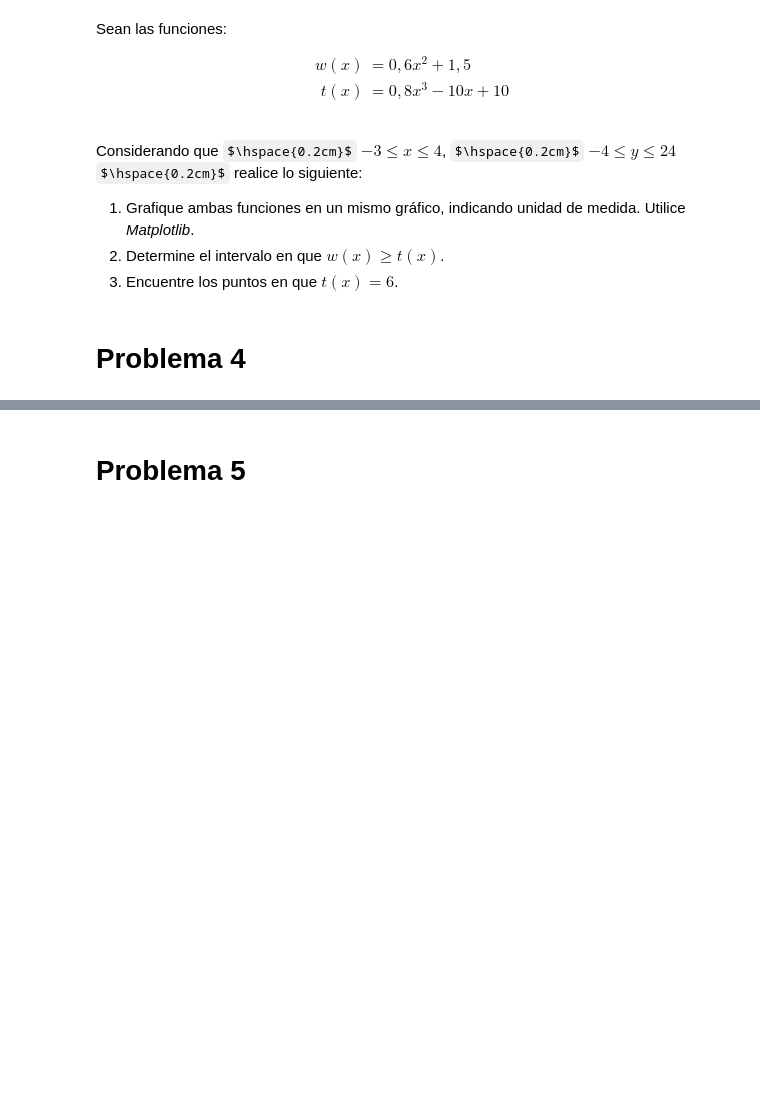
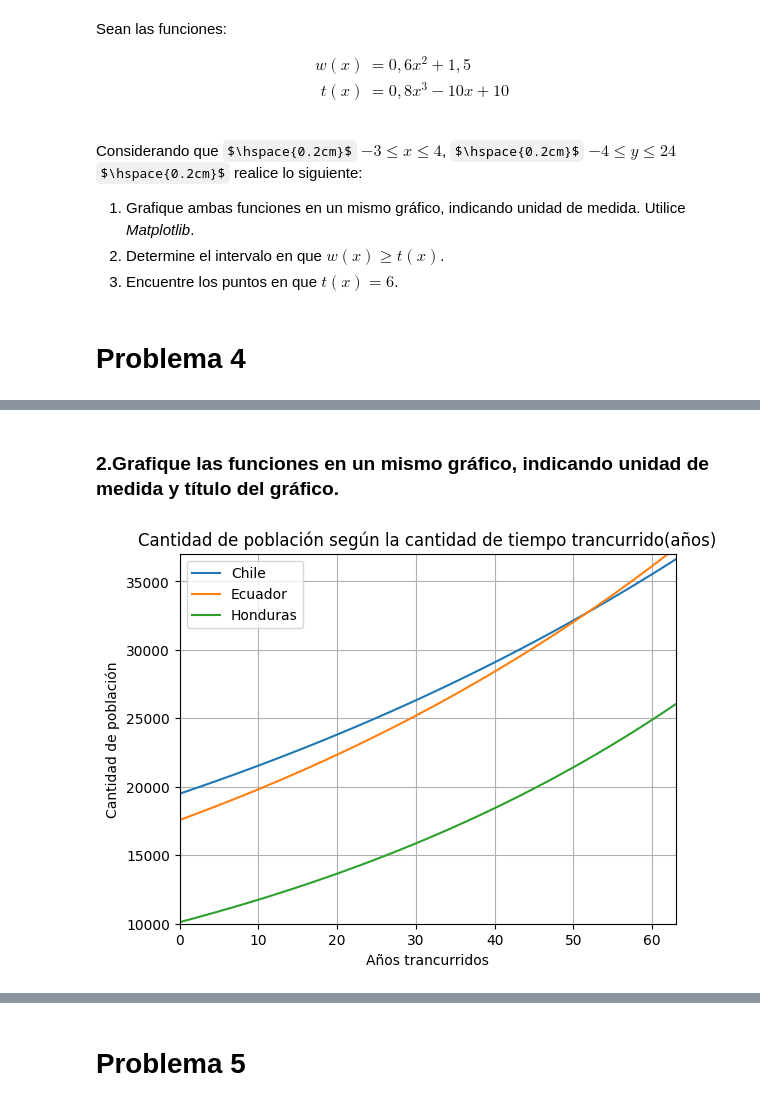
Before and after one commit to CatalinaOrmeno/Matematicas_aplicadas, a Jupyter notebook: G3_Aplicaciones_de_funciones.ipynb, the cells around one changed output, grey strips where cells are left out. Cells and saved outputs as stored; diff of their text form; code cells hidden in the pictures; some formulas as TeX source; blank space fills up the shorter version.

```diff
--- a/G3_Aplicaciones_de_funciones.ipynb
+++ b/G3_Aplicaciones_de_funciones.ipynb
@@ -146,0 +160,30 @@ $$H(x)=10.117e^{0,015x}$$
+# %% [markdown]
+### 2.Grafique las funciones en un mismo gráfico, indicando unidad de medida y título del gráfico.
+# %%
+import math
+def C(x):
+    return 19493 * math.e ** (0.01 * x)
+
+def E(x):
+    return 17575 * math.e ** (0.012 * x)
+
+def H(x):
+    return 10117 * math.e ** (0.015 * x)
+
+x = np.arange(0,64)
+
+plt.plot(x,C(x),label="Chile")
+plt.plot(x,E(x),label="Ecuador")
+plt.plot(x,H(x),label="Honduras")
+
+plt.xlim([0,63])
+plt.ylim([10000,36983.706015752025])
+
+plt.title("Cantidad de población según la cantidad de tiempo trancurrido(años)")
+plt.xlabel("Años trancurridos")
+plt.ylabel("Cantidad de población (miles)")
+plt.grid(True)
+plt.legend()
+plt.show()
+# %% [output]
+[figure, added]
```
Also changed, not shown: parts of 9 cells of this notebook.
